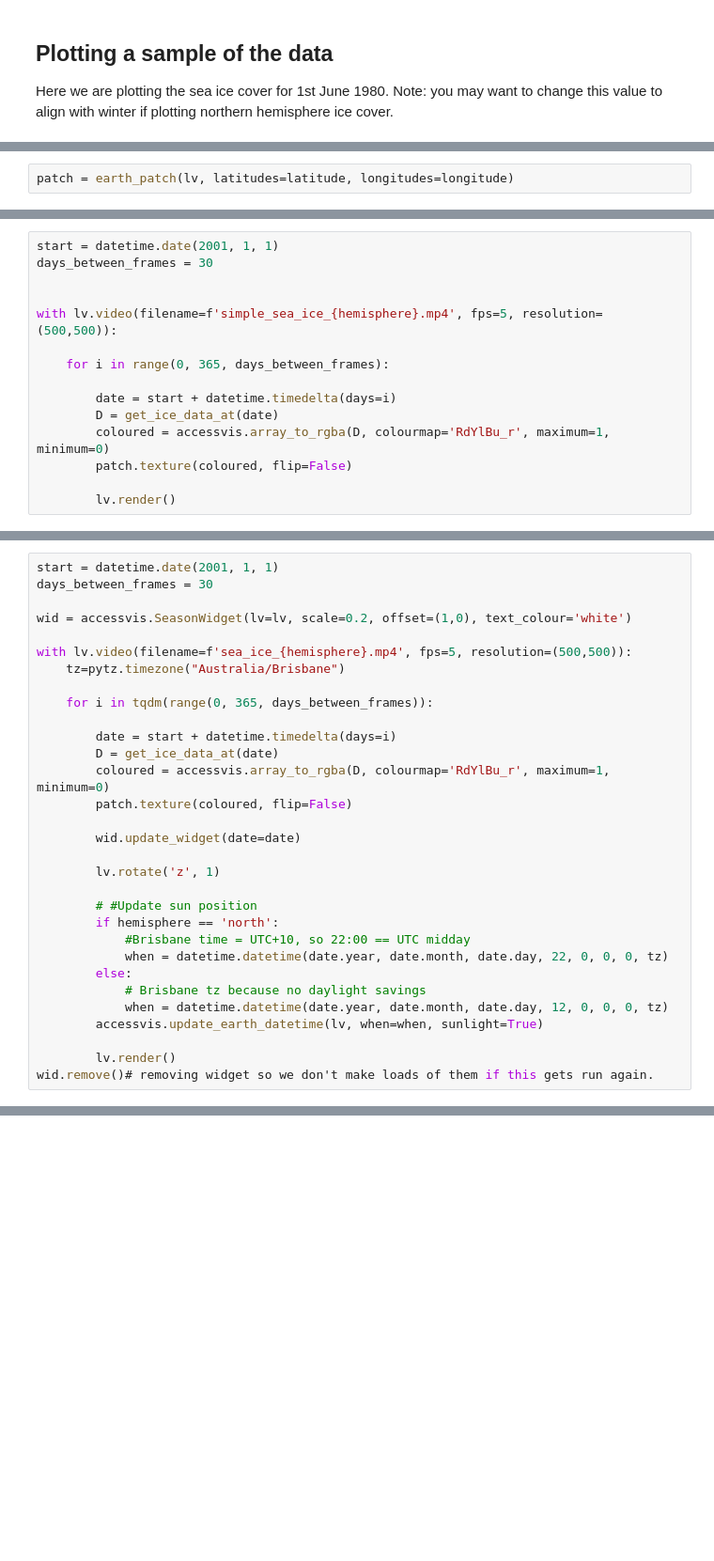
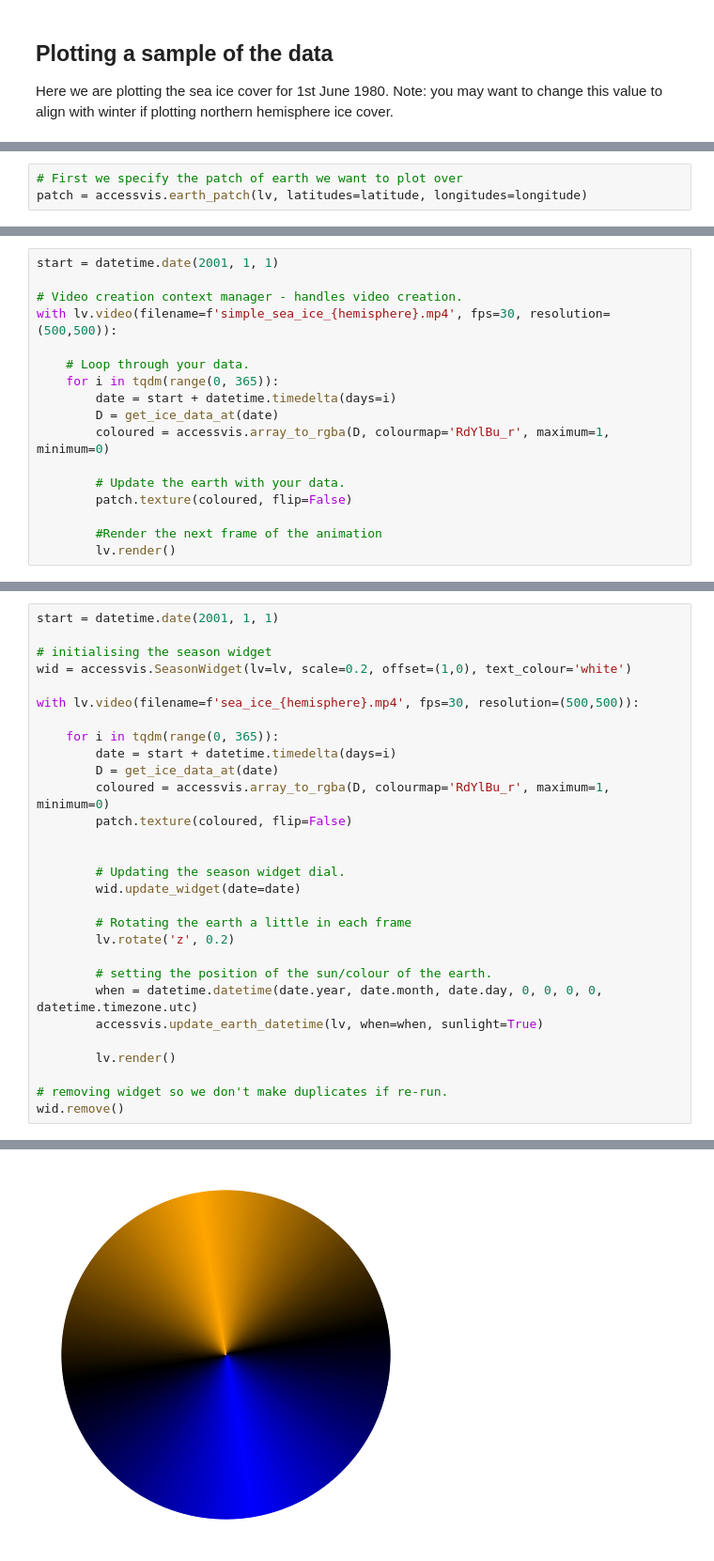
Before and after one commit to ACCESS-NRI/ACCESS-Visualisation-Recipes, a Jupyter notebook: Examples/sea_ice_historical.ipynb, the cells around one changed output, grey strips where cells are left out. Shown at 94% size. Saved outputs shown, nothing was run; the diff lists cells and outputs as text; blank space fills up the shorter version.

Commit message:
updating to add more comments for webinar

```diff
--- a/Examples/sea_ice_historical.ipynb
+++ b/Examples/sea_ice_historical.ipynb
@@ -309 +291,4 @@ def earth_patch(lv, longitudes, latitudes, altitude=0.001, name="earth_patch"):
+# %%
+# First we specify the patch of earth we want to plot over
+patch = accessvis.earth_patch(lv, latitudes=latitude, longitudes=longitude)
 # %%
@@ -310,7 +296,5 @@ def earth_patch(lv, longitudes, latitudes, altitude=0.001, name="earth_patch"):
 date = datetime.date(2001, 1, 1)
 D = get_ice_data_at(date)
-# %%
-patch = earth_patch(lv, latitudes=latitude, longitudes=longitude)
 # %%
 # patch.texture(D, flip=False) # This is OK, but makes an ugly grayscale image.
 # Lets make it colourful instead.
@@ -331,17 +319,19 @@ We use our custom shaders by running `tris0.texture(I, flip=False)`.
 # %%
 start = datetime.date(2001, 1, 1)
-days_between_frames = 30
 
+# Video creation context manager - handles video creation.
+with lv.video(filename=f'simple_sea_ice_{hemisphere}.mp4', fps=30, resolution=(500,500)):
 
-with lv.video(filename=f'simple_sea_ice_{hemisphere}.mp4', fps=5, resolution=(500,500)):
-
-    for i in range(0, 365, days_between_frames):
-
+    # Loop through your data.
+    for i in tqdm(range(0, 365)):
         date = start + datetime.timedelta(days=i)
         D = get_ice_data_at(date)
         coloured = accessvis.array_to_rgba(D, colourmap='RdYlBu_r', maximum=1, minimum=0)
+
+        # Update the earth with your data.
         patch.texture(coloured, flip=False)
 
+        #Render the next frame of the animation
         lv.render()
 # %% [output]
 {'width': 250, 'height': 250}
@@ -351,39 +347,38 @@ Download Video
 # %%
 start = datetime.date(2001, 1, 1)
-days_between_frames = 30
 
+# initialising the season widget
 wid = accessvis.SeasonWidget(lv=lv, scale=0.2, offset=(1,0), text_colour='white')
 
-with lv.video(filename=f'sea_ice_{hemisphere}.mp4', fps=5, resolution=(500,500)):
-    tz=pytz.timezone("Australia/Brisbane")
+with lv.video(filename=f'sea_ice_{hemisphere}.mp4', fps=30, resolution=(500,500)):
 
-    for i in tqdm(range(0, 365, days_between_frames)):
-
+    for i in tqdm(range(0, 365)):
         date = start + datetime.timedelta(days=i)
         D = get_ice_data_at(date)
         coloured = accessvis.array_to_rgba(D, colourmap='RdYlBu_r', maximum=1, minimum=0)
         patch.texture(coloured, flip=False)
 
+
+        # Updating the season widget dial.
         wid.update_widget(date=date)
 
-        lv.rotate('z', 1)
+        # Rotating the earth a little in each frame
+        lv.rotate('z', 0.2)
 
-        # #Update sun position
-        if hemisphere == 'north':
-            #Brisbane time = UTC+10, so 22:00 == UTC midday
-            when = datetime.datetime(date.year, date.month, date.day, 22, 0, 0, 0, tz)
-        else:
-            # Brisbane tz because no daylight savings
-            when = datetime.datetime(date.year, date.month, date.day, 12, 0, 0, 0, tz)
+        # setting the position of the sun/colour of the earth.
+        when = datetime.datetime(date.year, date.month, date.day, 0, 0, 0, 0, datetime.timezone.utc)
         accessvis.update_earth_datetime(lv, when=when, sunlight=True)
 
         lv.render()
-wid.remove()# removing widget so we don't make loads of them if this gets run again.
+
+# removing widget so we don't make duplicates if re-run.
+wid.remove()
 # %% [output]
 {'width': 250, 'height': 250}
 [interactive output not drawn]
 Download Video
 [interactive output not drawn]
+[figure, added]
 # %% [markdown]
 ## Data sources:
 
```
Also changed, not shown: parts of 18 cells of this notebook.
